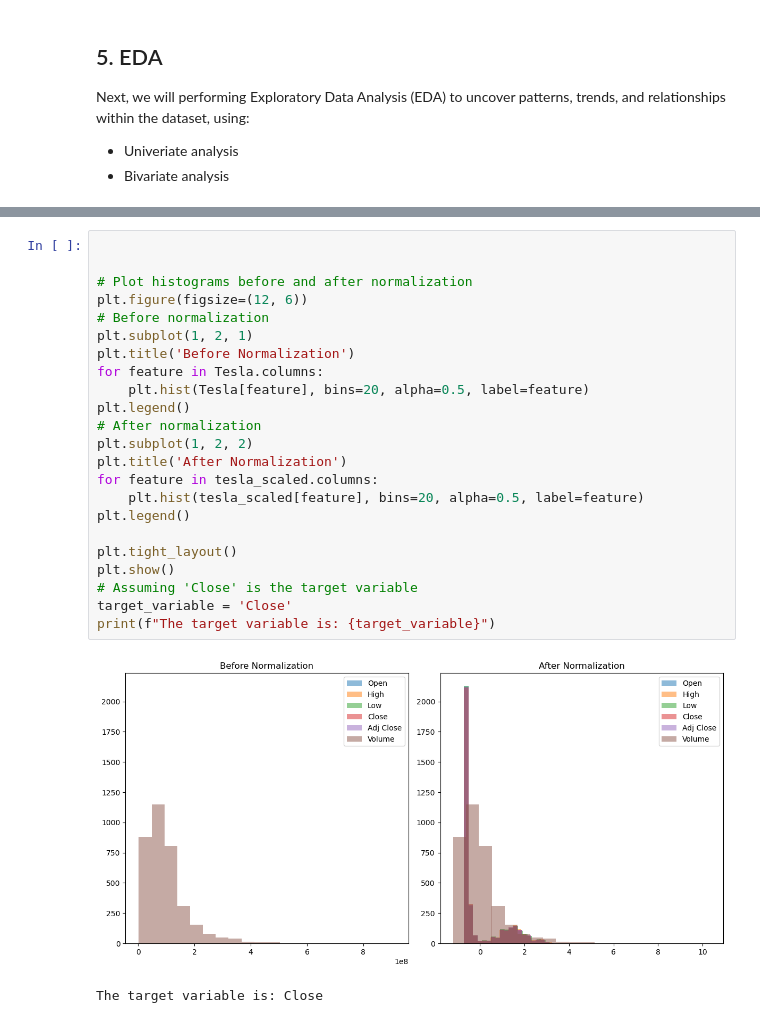
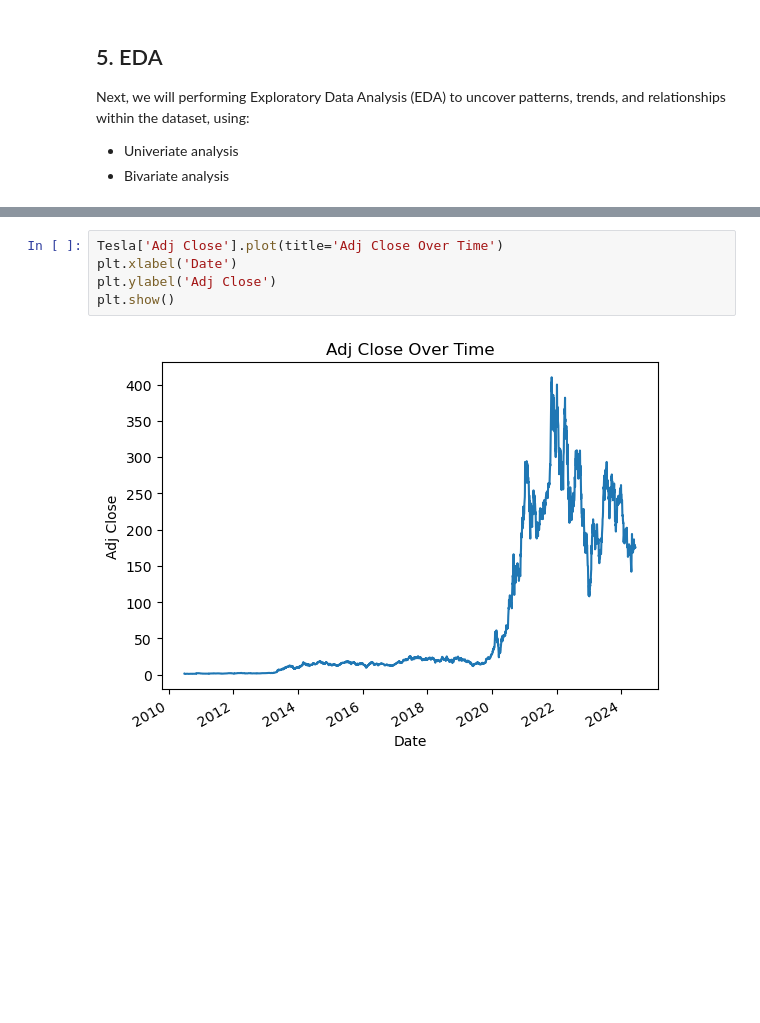
Before and after one commit to marionrion/teslaproject, a Jupyter notebook: Tesla.ipynb, the cells around one changed output, grey strips where cells are left out. Saved outputs shown, nothing was run; the diff lists cells and outputs as text; blank space fills up the shorter version.

```diff
--- a/Tesla.ipynb
+++ b/Tesla.ipynb
@@ -413,26 +293,7 @@ The target variable is: Close
-# %%
-
-
-# Plot histograms before and after normalization
-plt.figure(figsize=(12, 6))
-# Before normalization
-plt.subplot(1, 2, 1)
-plt.title('Before Normalization')
-for feature in Tesla.columns:
-    plt.hist(Tesla[feature], bins=20, alpha=0.5, label=feature)
-plt.legend()
-# After normalization
-plt.subplot(1, 2, 2)
-plt.title('After Normalization')
-for feature in tesla_scaled.columns:
-    plt.hist(tesla_scaled[feature], bins=20, alpha=0.5, label=feature)
-plt.legend()
-
-plt.tight_layout()
-plt.show()
-# Assuming 'Close' is the target variable
-target_variable = 'Close'
-print(f"The target variable is: {target_variable}")
-# %% [output]
-[figure, removed]
-The target variable is: Close
+# %%
+Tesla['Adj Close'].plot(title='Adj Close Over Time')
+plt.xlabel('Date')
+plt.ylabel('Adj Close')
+plt.show()
+# %% [output]
+[figure, added]
```
Also changed, not shown: parts of 34 cells of this notebook.
